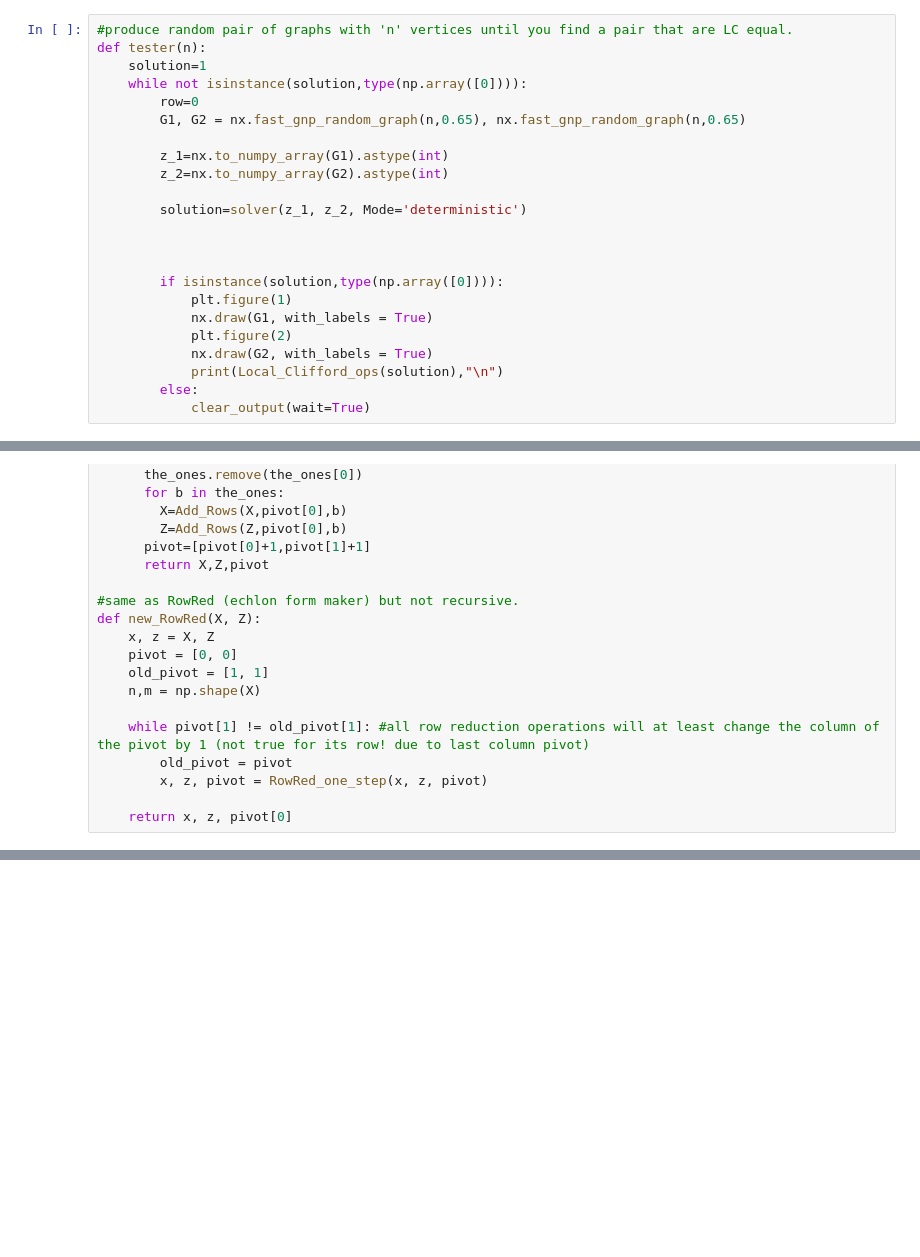
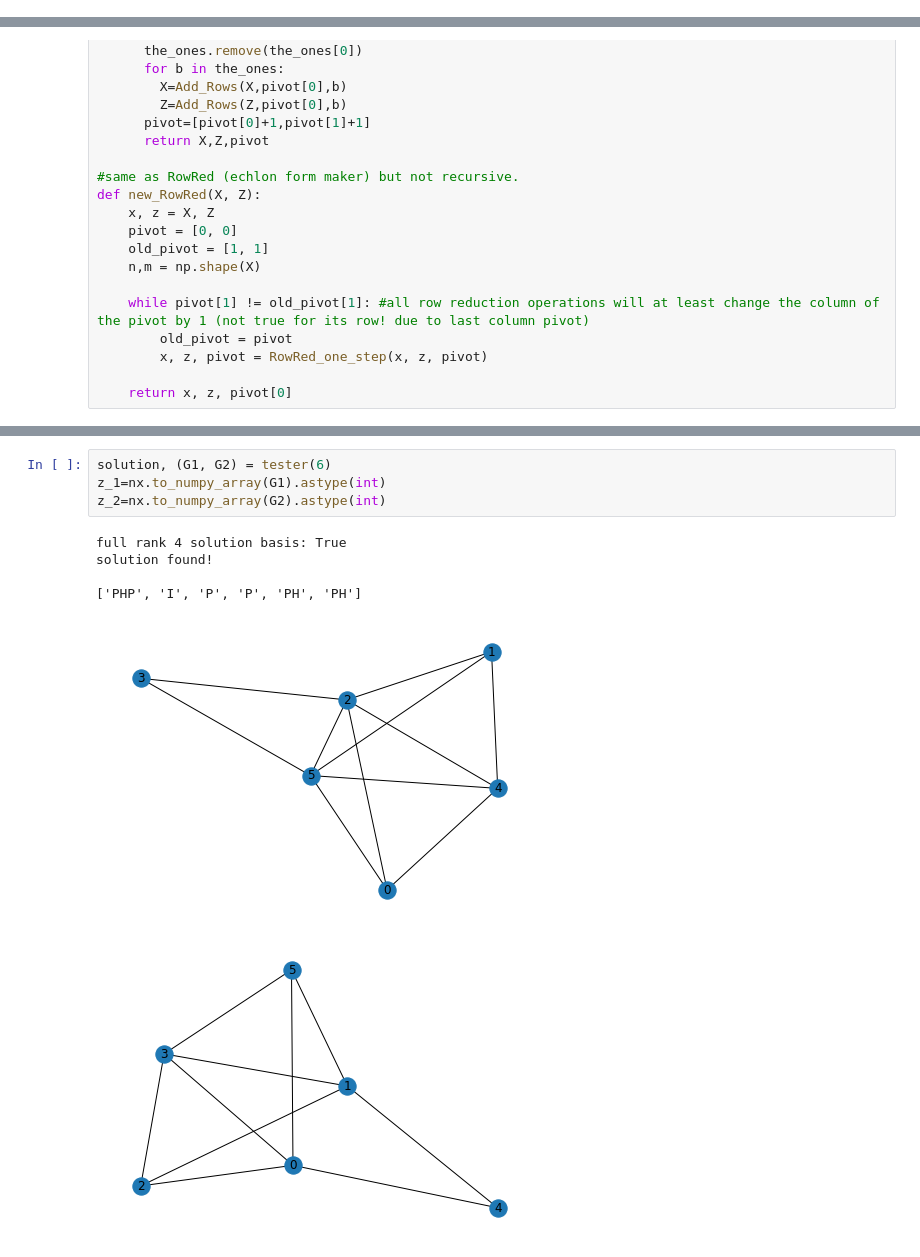
Before and after one commit to Sobhan-Gh/Graph-state-functions, a Jupyter notebook: LC_equivalence.ipynb, the cells around one changed output, grey strips where cells are left out. Drawn from its saved outputs; the diff is of its cells as text; blank space fills up the shorter version.

```diff
--- a/LC_equivalence.ipynb
+++ b/LC_equivalence.ipynb
@@ -38,23 +36,0 @@ if isinstance(solution,type(np.array([0]))):
-# %%
-#produce random pair of graphs with 'n' vertices until you find a pair that are LC equal.
-def tester(n):
-    solution=1
-    while not isinstance(solution,type(np.array([0]))):
-        row=0
-        G1, G2 = nx.fast_gnp_random_graph(n,0.65), nx.fast_gnp_random_graph(n,0.65)
-
-        z_1=nx.to_numpy_array(G1).astype(int)
-        z_2=nx.to_numpy_array(G2).astype(int)
-
-        solution=solver(z_1, z_2, Mode='deterministic')
-
-
-
-        if isinstance(solution,type(np.array([0]))):
-            plt.figure(1)
-            nx.draw(G1, with_labels = True)
-            plt.figure(2)
-            nx.draw(G2, with_labels = True)
-            print(Local_Clifford_ops(solution),"\n")
-        else:
-            clear_output(wait=True)
@@ -451,0 +536,11 @@ False
+# %%
+solution, (G1, G2) = tester(6)
+z_1=nx.to_numpy_array(G1).astype(int)
+z_2=nx.to_numpy_array(G2).astype(int)
+# %% [output]
+full rank 4 solution basis: True
+solution found!
+
+['PHP', 'I', 'P', 'P', 'PH', 'PH']
+[figure, added]
+[figure, added]
```
Also changed, not shown: parts of 20 cells of this notebook.
